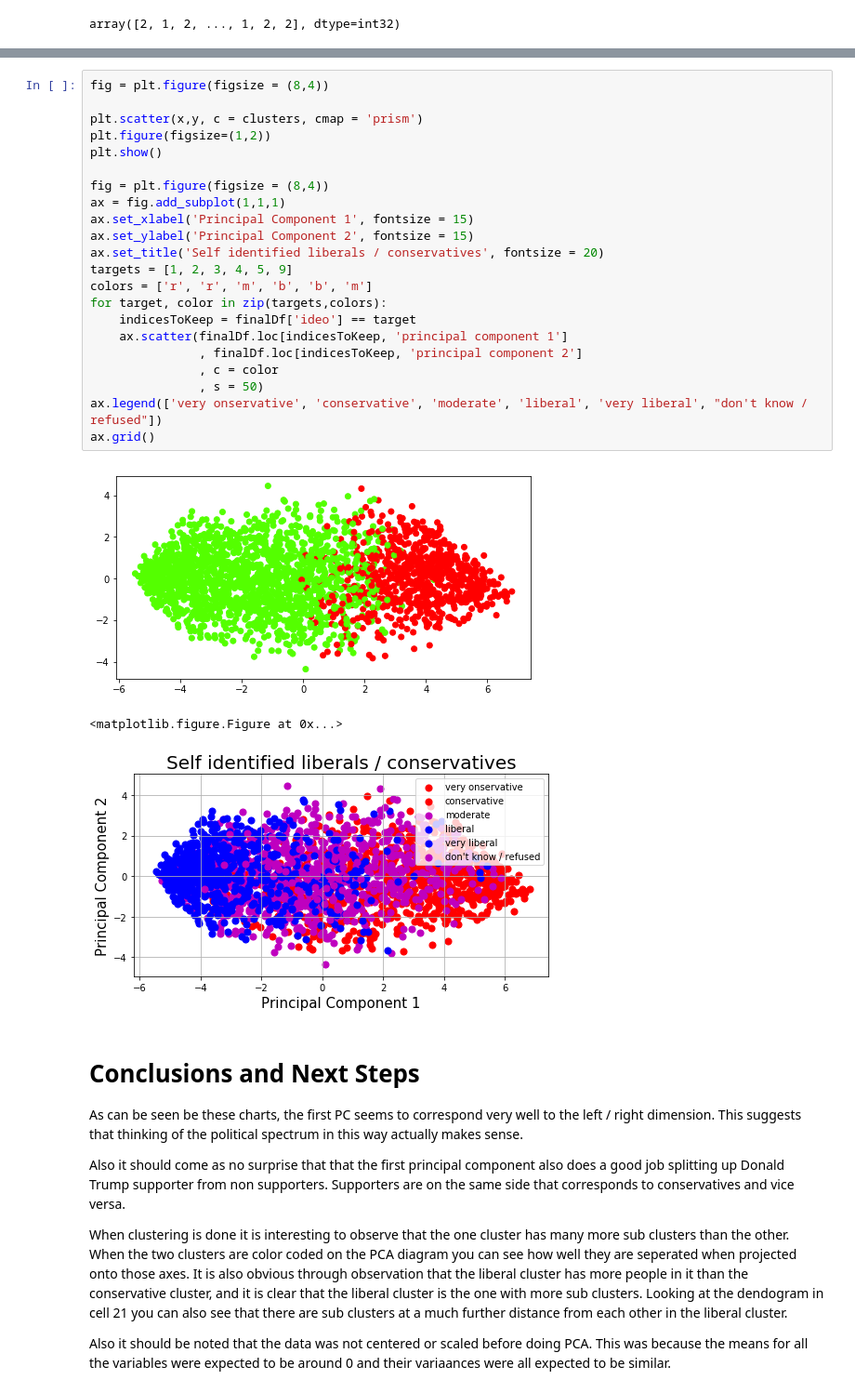
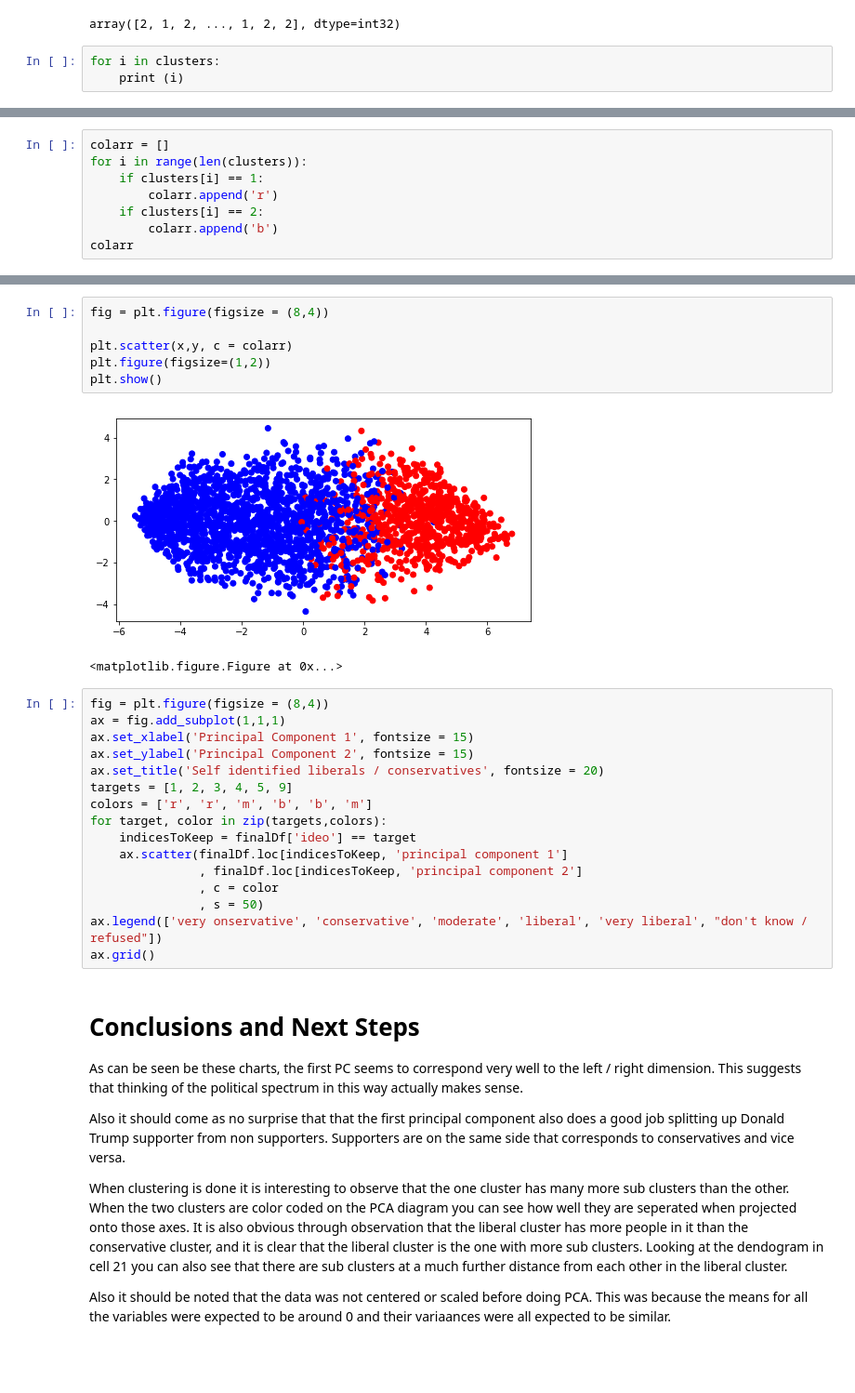
Before and after one commit to taylor-rao/unsupervised, a Jupyter notebook: unsupervised.ipynb, the cells around one changed output, grey strips where cells are left out. Shown at 93% size. Drawn from its saved outputs; the diff is of its cells as text; blank space fills up the shorter version.

```diff
--- a/unsupervised.ipynb
+++ b/unsupervised.ipynb
@@ -329,3 +329,6 @@ clusters = fcluster(Z, max_d, criterion='distance')
 clusters
 # %% [output]
 array([2, 1, 2, ..., 1, 2, 2], dtype=int32)
+# %%
+for i in clusters:
+    print (i)
@@ -331,0 +353,8 @@ array([2, 1, 2, ..., 1, 2, 2], dtype=int32)
+# %%
+colarr = []
+for i in range(len(clusters)):
+    if clusters[i] == 1:
+        colarr.append('r')
+    if clusters[i] == 2:
+        colarr.append('b')
+colarr
@@ -332,10 +379,13 @@ array([2, 1, 2, ..., 1, 2, 2], dtype=int32)
+# %%
+fig = plt.figure(figsize = (8,4))
+
+plt.scatter(x,y, c = colarr)
+plt.figure(figsize=(1,2))
+plt.show()
+# %% [output]
+[figure, added]
+<matplotlib.figure.Figure at 0x...>
 # %%
-fig = plt.figure(figsize = (8,4))
-
-plt.scatter(x,y, c = clusters, cmap = 'prism')
-plt.figure(figsize=(1,2))
-plt.show()
-
 fig = plt.figure(figsize = (8,4))
 ax = fig.add_subplot(1,1,1)
 ax.set_xlabel('Principal Component 1', fontsize = 15)
@@ -351,10 +401,6 @@ for target, color in zip(targets,colors):
                , s = 50)
 ax.legend(['very onservative', 'conservative', 'moderate', 'liberal', 'very liberal', "don't know / refused"])
 ax.grid()
-# %% [output]
-[figure, removed]
-<matplotlib.figure.Figure at 0x...>
-[figure, removed]
 # %% [markdown]
 # Conclusions and Next Steps
 As can be seen be these charts, the first PC seems to correspond very well to the left / right dimension. This suggests that thinking of the political spectrum in this way actually makes sense.
```
Also changed, not shown: parts of 3 cells of this notebook.
